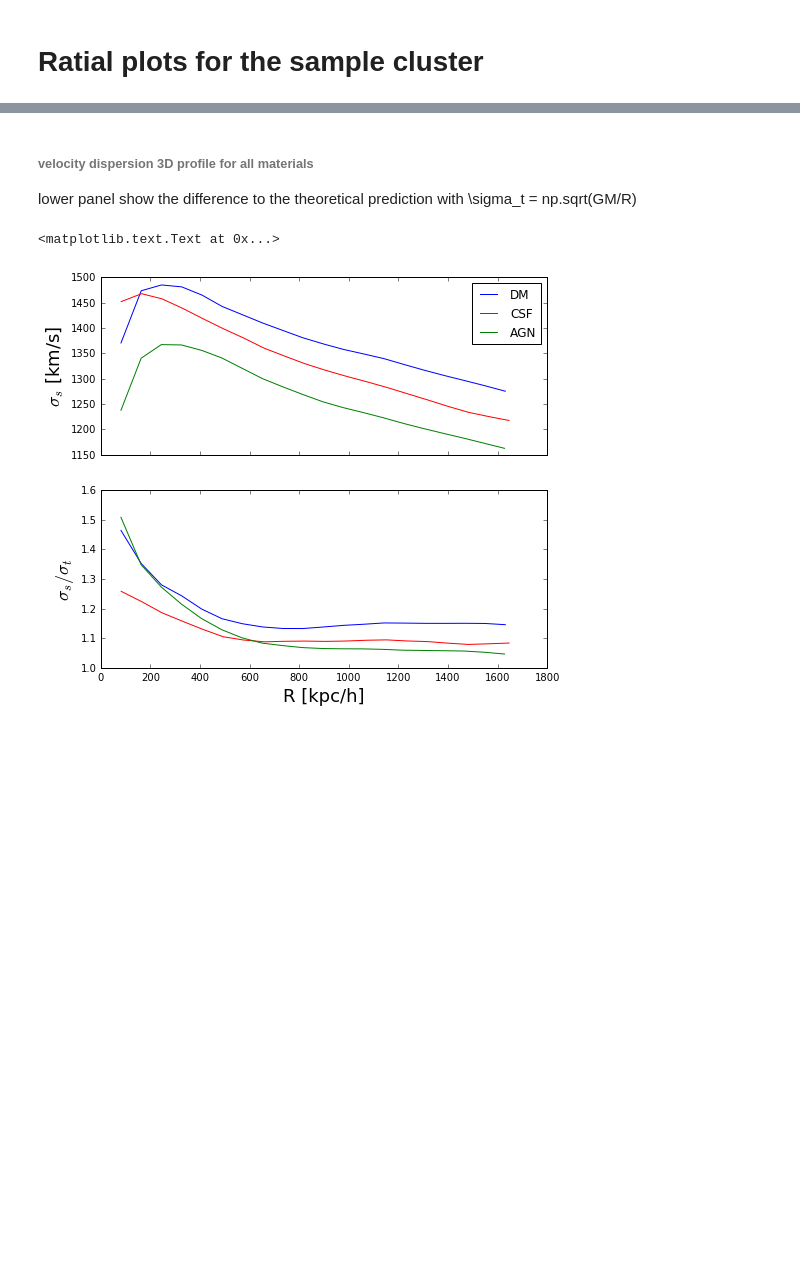
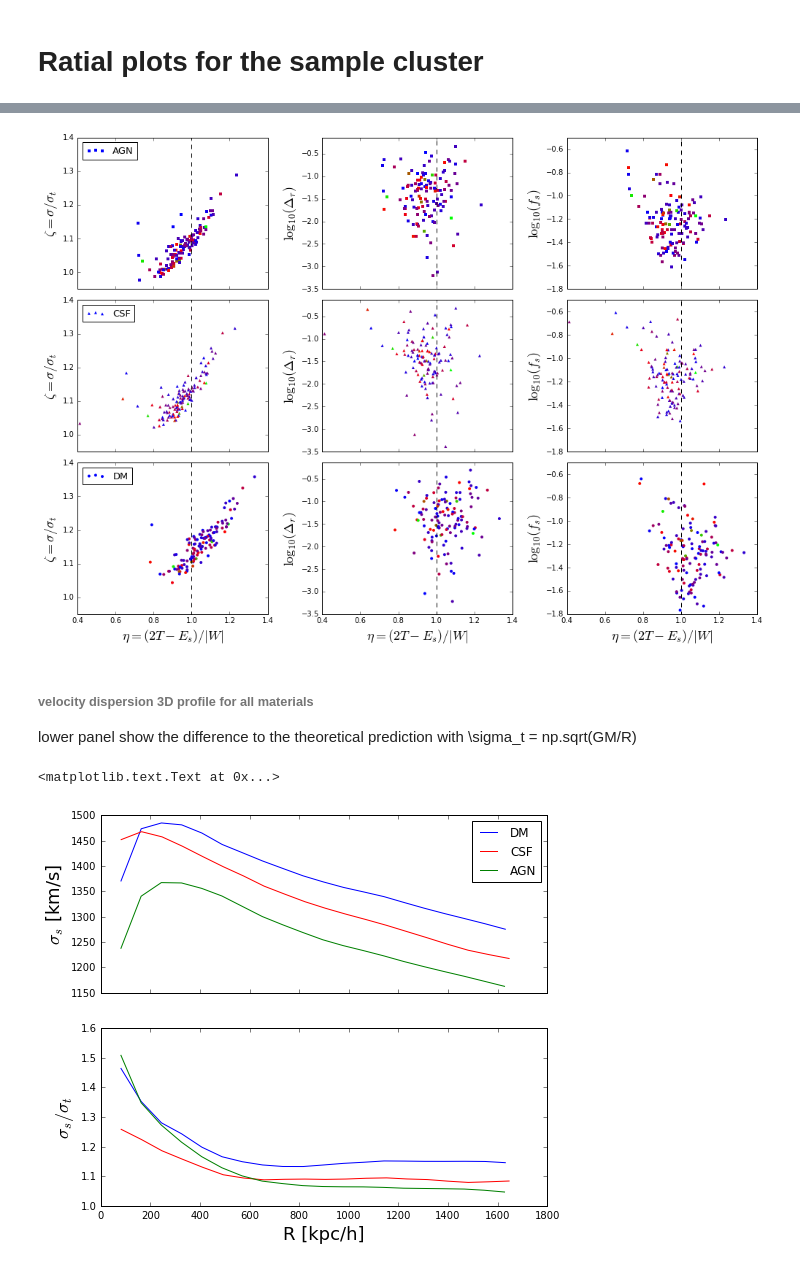
Before and after one commit to ilaudy/notebook, a Jupyter notebook: radiual-profile.ipynb, the cells around one changed output, grey strips where cells are left out. Cells and saved outputs as stored; diff of their text form; code cells hidden in the pictures; blank space fills up the shorter version.

```diff
--- a/radiual-profile.ipynb
+++ b/radiual-profile.ipynb
@@ -29,3 +241,48 @@ ag_9=np.loadtxt(path+"AGN/data/KP_sin-al-9.txt")
+# %%
+f6,axes=subplots(3, 3,sharex='all',sharey='col')
+f6.set(figwidth=14,figheight=10)
+
+axes[2,0].scatter(eta_dm[:,-1], zeta_dm[:,-1],s=16,c=M_dm[:,-1],cmap='brg', marker='o',edgecolor='none',label="DM")
+axes[1,0].scatter(eta_cs[:,-1], zeta_cs[:,-1],s=16,c=M_cs[:,-1],cmap='brg', marker='^',edgecolor='none',label="CSF")
+axes[0,0].scatter(eta_ag[:,-1], zeta_ag[:,-1],s=16,c=M_ag[:,-1],cmap='brg', marker='s',edgecolor='none',label="AGN")
+
+axes[2,1].scatter(eta_dm[:,-1], np.log10(delta_dm[:,-1]),s=16,c=M_dm[:,-1],cmap='brg', marker='o',edgecolor='none',label="DM")
+axes[1,1].scatter(eta_cs[:,-1], np.log10(delta_cs[:,-1]),s=16,c=M_cs[:,-1],cmap='brg', marker='^',edgecolor='none',label="CSF")
+axes[0,1].scatter(eta_ag[:,-1], np.log10(delta_ag[:,-1]),s=16,c=M_ag[:,-1],cmap='brg', marker='s',edgecolor='none',label="AGN")
+
+axes[2,2].scatter(eta_dm[:,-1], np.log10(fs_dm[:,-1]),s=16,c=M_dm[:,-1],cmap='brg', marker='o',edgecolor='none',label="DM")
+axes[1,2].scatter(eta_cs[:,-1], np.log10(fs_cs[:,-1]),s=16,c=M_cs[:,-1],cmap='brg', marker='^',edgecolor='none',label="CSF")
+axes[0,2].scatter(eta_ag[:,-1], np.log10(fs_ag[:,-1]),s=16,c=M_ag[:,-1],cmap='brg', marker='s',edgecolor='none',label="AGN")
+
+##[ax.set_ylim(0.7,1.75) for ax in [ax11,ax21]]
+[ax.plot([1,1],ax.get_ylim(),'k--') for ax in axes.reshape(9)]
+
+axes[0,0].set_ylim(0.95,1.4)
+axes[0,1].set_ylim(-3.5,-0.14)
+axes[0,2].set_ylim(-1.80,-0.5)
+# axes[3,0].set_ylim(.0,0.107)
+axes[2,0].set_xlim(.40,1.4)
+
+axes[0,0].legend(loc=2,fontsize=13,numpoints=1)
+axes[1,0].legend(loc=2,fontsize=13,numpoints=1)
+axes[2,0].legend(loc=2,fontsize=13,numpoints=1)
+# axes[0,0].set_ylabel(r"$\eta = (2T - E_s) / |W|$",fontsize=18)
+axes[0,0].set_ylabel(r"$\zeta = \sigma / \sigma_t$",fontsize=18)
+axes[1,0].set_ylabel(r"$\zeta = \sigma / \sigma_t$",fontsize=18)
+axes[2,0].set_ylabel(r"$\zeta = \sigma / \sigma_t$",fontsize=18)
+axes[0,1].set_ylabel(r"$\log_{10}(\Delta_r)$",fontsize=18)
+axes[1,1].set_ylabel(r"$\log_{10}(\Delta_r)$",fontsize=18)
+axes[2,1].set_ylabel(r"$\log_{10}(\Delta_r)$",fontsize=18)
+axes[0,2].set_ylabel(r"$\log_{10}(f_s)$",fontsize=18)
+axes[1,2].set_ylabel(r"$\log_{10}(f_s)$",fontsize=18)
+axes[2,2].set_ylabel(r"$\log_{10}(f_s)$",fontsize=18)
+axes[2,0].set_xlabel(r"$\eta = (2T - E_s) / |W|$",fontsize=18)
+axes[2,1].set_xlabel(r"$\eta = (2T - E_s) / |W|$",fontsize=18)
+axes[2,2].set_xlabel(r"$\eta = (2T - E_s) / |W|$",fontsize=18)
+f6.tight_layout()
+f6.savefig('./plots/relations.eps',dpi=250)
+# %% [output]
+[figure, added]
 # %% [markdown]
 ###### velocity dispersion 3D profile for all materials
 lower panel show the difference to the theoretical prediction with \sigma_t = np.sqrt(GM/R)
```
Also changed, not shown: parts of 7 cells of this notebook, 2 other files.
